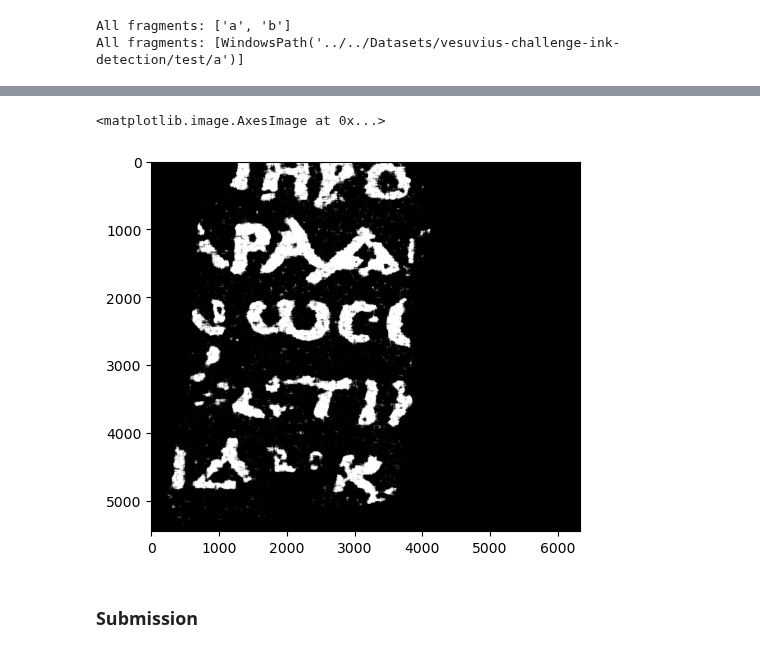
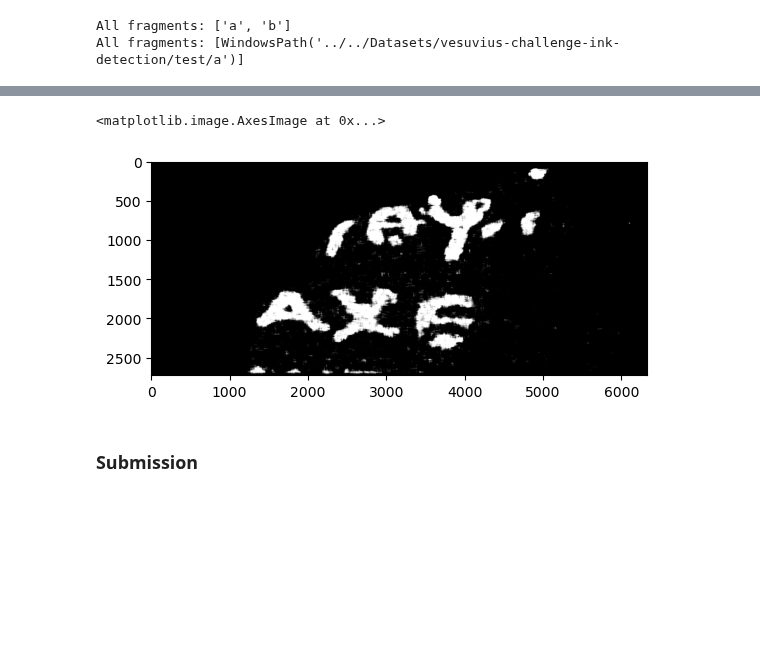
Before and after one commit to Wishmitha/Vesuvius, a Jupyter notebook: kaggle_competition/vesuvius-challenge-example-submission.ipynb, the cells around one changed output, grey strips where cells are left out. Cells and saved outputs as stored; diff of their text form; code cells hidden in the pictures; blank space fills up the shorter version.

```diff
--- a/kaggle_competition/vesuvius-challenge-example-submission.ipynb
+++ b/kaggle_competition/vesuvius-challenge-example-submission.ipynb
@@ -364,8 +364,8 @@ KeyboardInterrupt:
 # %%
-plt.imshow(pred_images[1], cmap='gray')
+plt.imshow(pred_images[0], cmap='gray')
 # %% [output]
 <matplotlib.image.AxesImage at 0x...>
-[figure, old version]
+[figure, new version]
 # %% [markdown]
 ### Submission
 # %%
```
Also changed, not shown: parts of 3 cells of this notebook, 3 other files.
